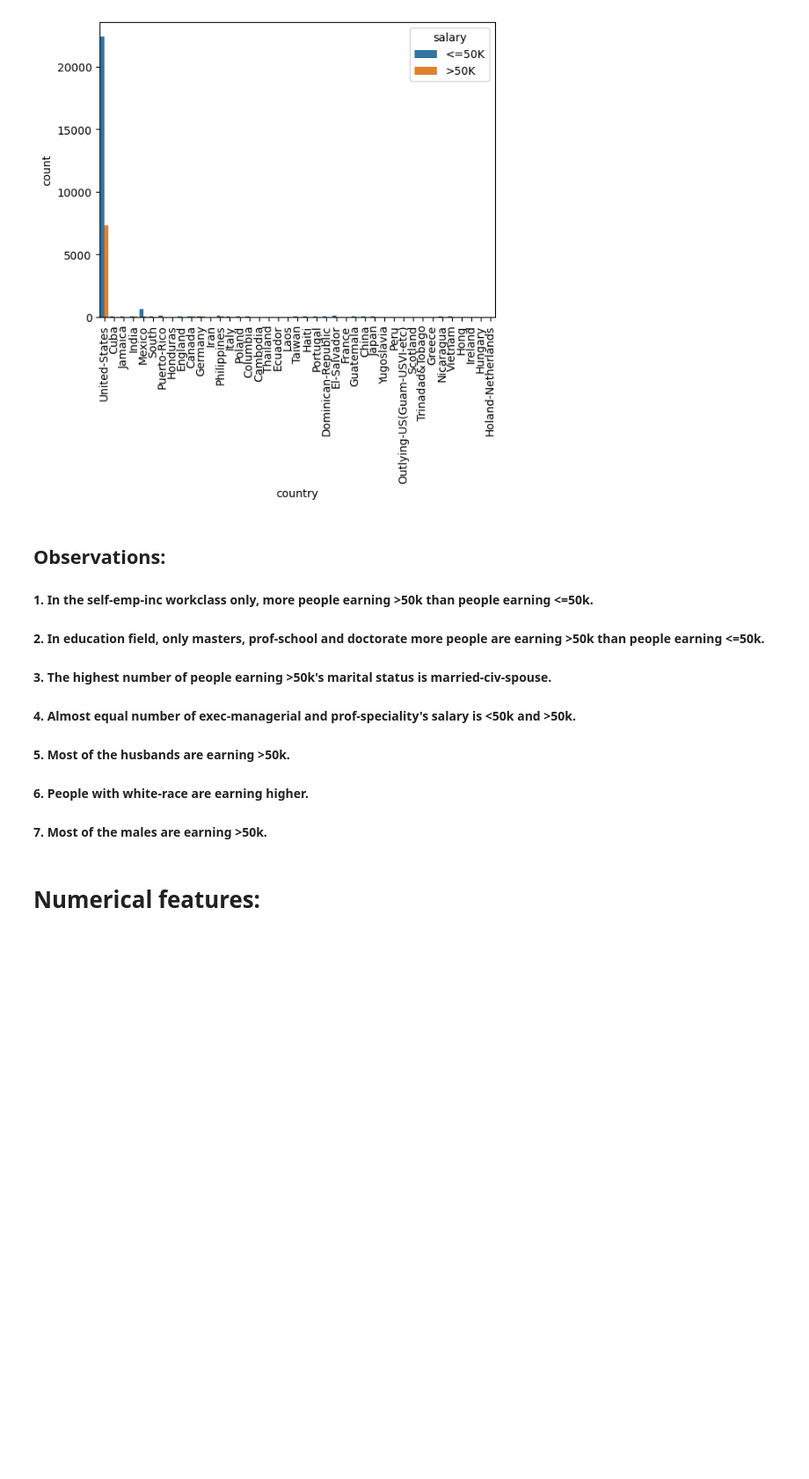
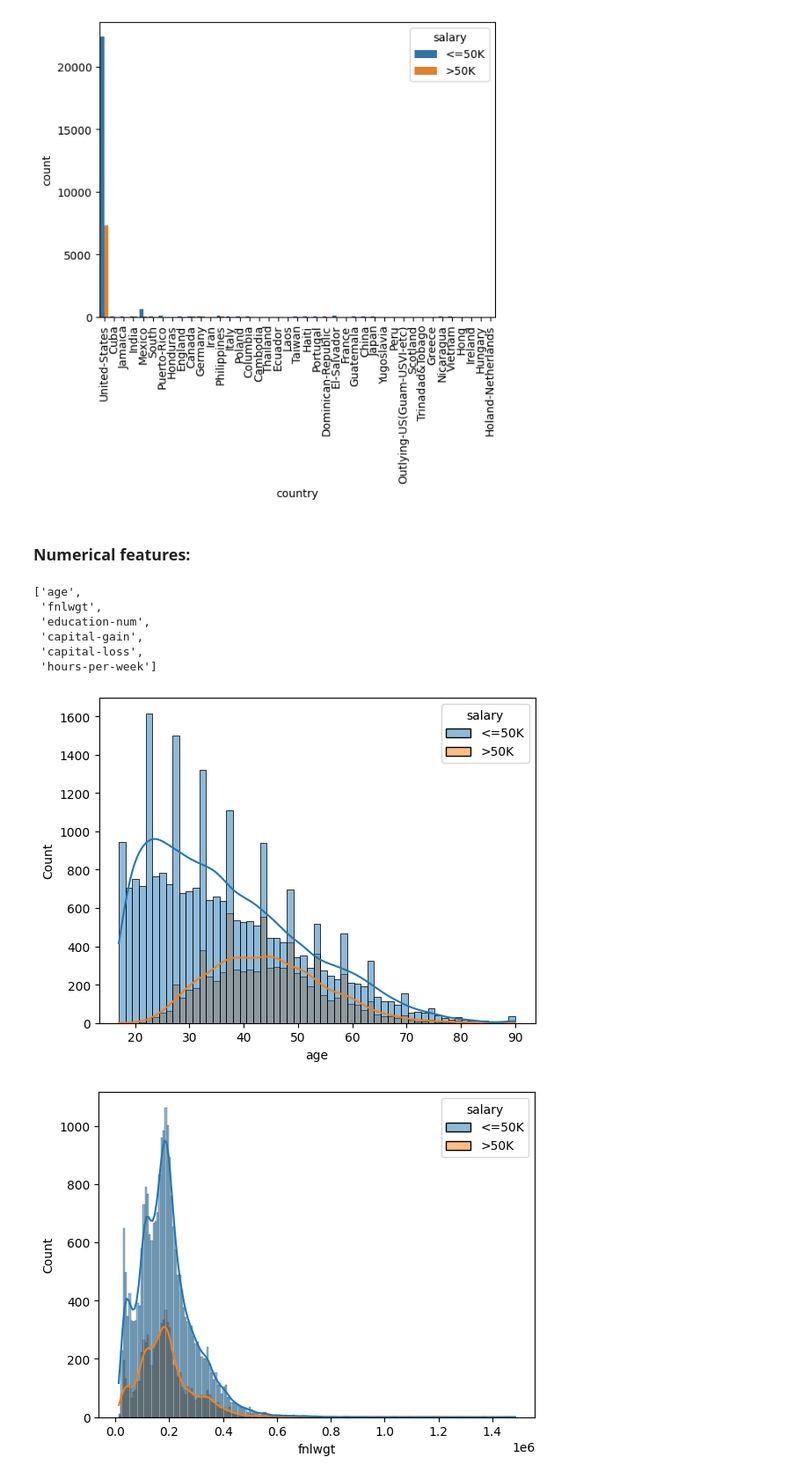
Before and after one commit to fhrt811/Income_Prediction, a Jupyter notebook: notebooks/EDA.ipynb, the cells around one changed output. Shown at 88% size. Drawn from its saved outputs; the diff is of its cells as text; code cells hidden in the pictures; blank space fills up the shorter version.

```diff
--- a/notebooks/EDA.ipynb
+++ b/notebooks/EDA.ipynb
@@ -320,12 +320,3 @@ for i in allCol:
 [figure]
 [figure]
 [figure]
-# %% [markdown]
-## Observations:
-#### 1. In the self-emp-inc workclass only, more people earning >50k than people earning <=50k.
-#### 2. In education field, only masters, prof-school and doctorate more people are earning >50k than people earning <=50k.
-#### 3. The highest number of people earning >50k's marital status is married-civ-spouse.
-#### 4. Almost equal number of exec-managerial and prof-speciality's salary is <50k and >50k.
-#### 5. Most of the husbands are earning >50k.
-#### 6. People with white-race are earning higher.
-#### 7. Most of the males are earning >50k.
@@ -332,2 +332,20 @@ for i in allCol:
 # %% [markdown]
-# Numerical features:
+### Numerical features:
+# %%
+numerical_cols=[col for col in df.columns if df[col].dtype!='O']
+numerical_cols
+# %% [output]
+['age',
+ 'fnlwgt',
+ 'education-num',
+ 'capital-gain',
+ 'capital-loss',
+ 'hours-per-week']
+# %%
+# Lets check the distribution of numerical datapoints across the dataset
+for col in numerical_cols:
+    sns.histplot(df,x=col, kde=True, hue='salary')
+    plt.show()
+# %% [output]
+[figure, added]
+[figure, added]
```
Also changed, not shown: parts of 17 cells of this notebook.
